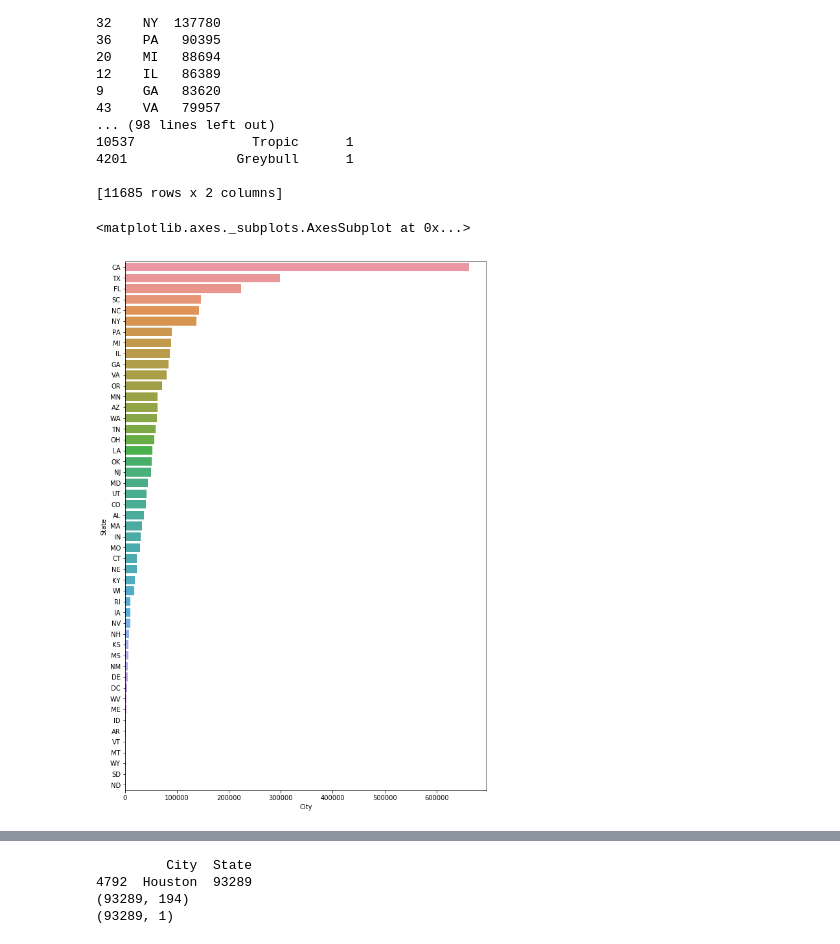
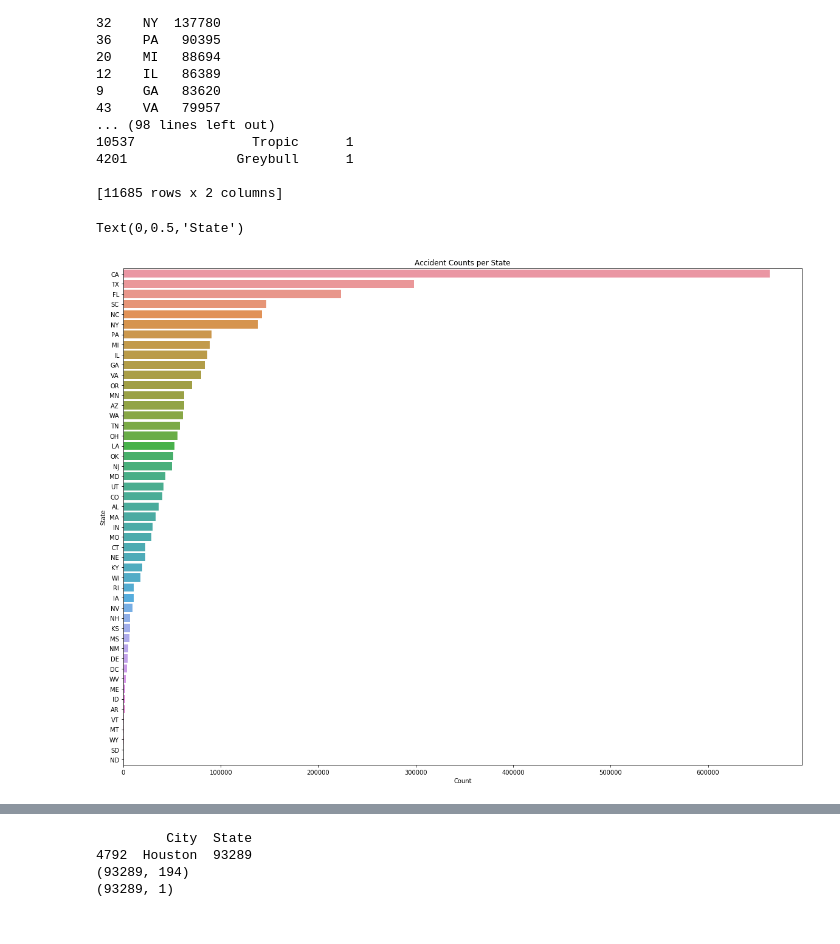
Before and after one commit to alexanderfache6/traffic-accident-weather-analysis, a Jupyter notebook: code/module1.ipynb, the cells around one changed output, grey strips where cells are left out. Drawn from its saved outputs; the diff is of its cells as text; code cells hidden in the pictures.

```diff
--- a/code/module1.ipynb
+++ b/code/module1.ipynb
@@ -460,8 +475,13 @@ print(city_counts)
 
 [11685 rows x 2 columns]
 # %%
-f, ax = plt.subplots(figsize=(10, 15))
-sb.barplot(y='State', x='City', data=state_counts)
+#plot accident counts per state
+
+f, ax = plt.subplots(figsize=(20, 15))
+ax = sb.barplot(y='State', x='City', data=state_counts)
+ax.set_title('Accident Counts per State')
+ax.set_xlabel('Count')
+ax.set_ylabel('State')
 # %% [output]
-<matplotlib.axes._subplots.AxesSubplot at 0x...>
+Text(0,0.5,'State')
-[figure, old version]
+[figure, new version]
```
Also changed, not shown: parts of 44 cells of this notebook, 1 other file.
